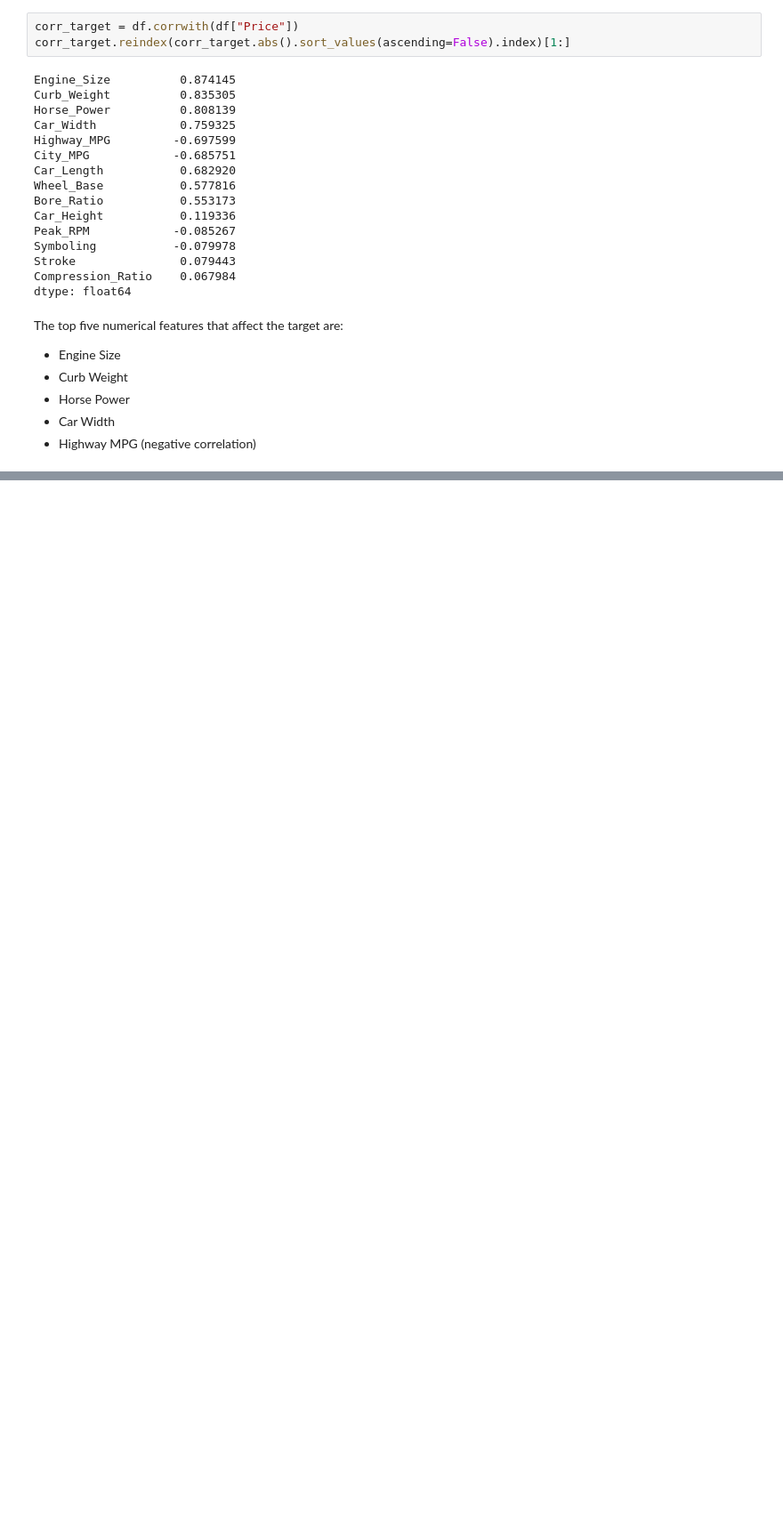
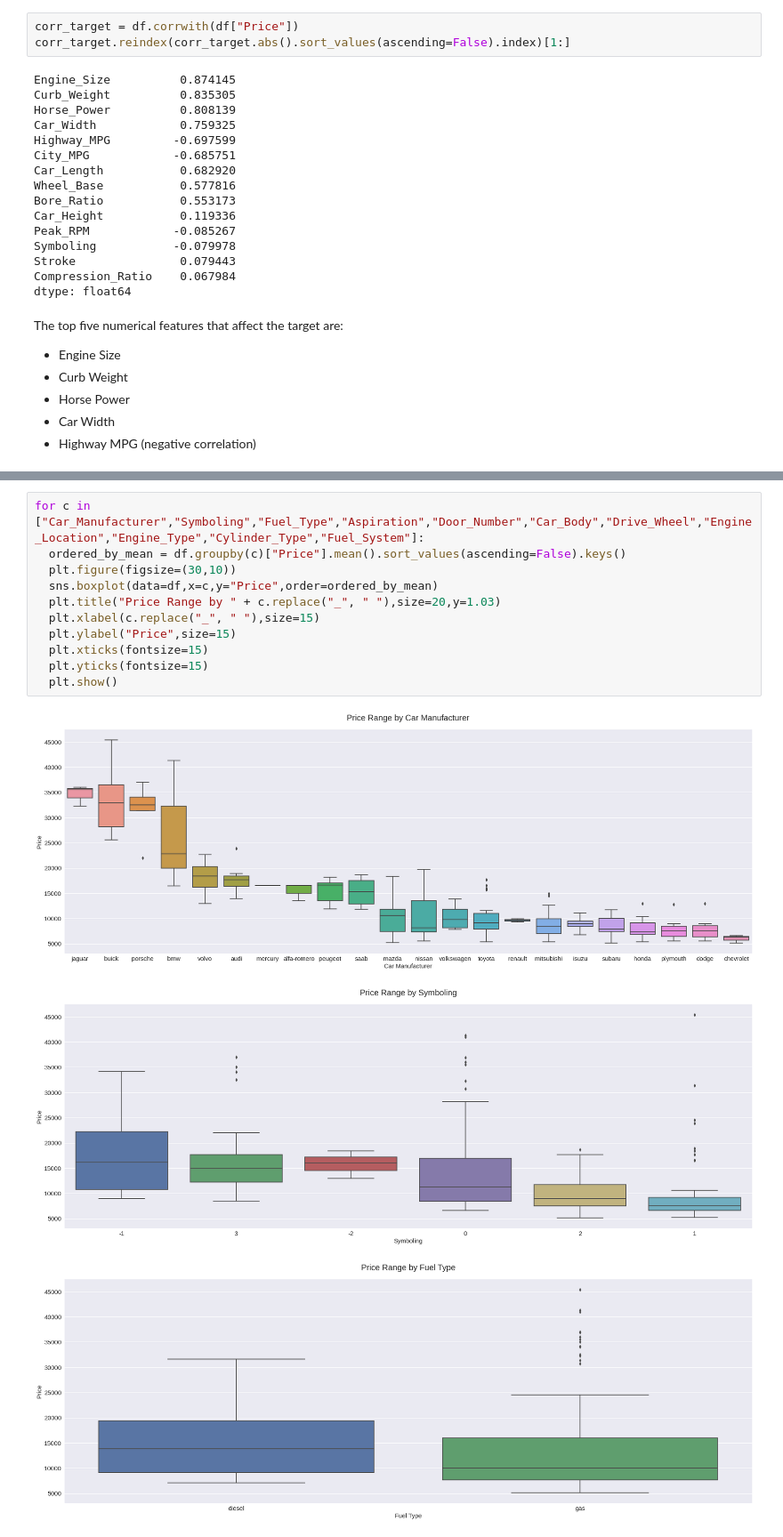
Before and after one commit to ialkamal/project2-machine-learning, a Jupyter notebook: Project2.ipynb, the cells around one changed output, grey strips where cells are left out. Shown at 89% size. Cells and saved outputs as stored; diff of their text form; blank space fills up the shorter version.

```diff
--- a/Project2.ipynb
+++ b/Project2.ipynb
@@ -536,0 +566,15 @@ The top five numerical features that affect the target are:
+# %%
+for c in ["Car_Manufacturer","Symboling","Fuel_Type","Aspiration","Door_Number","Car_Body","Drive_Wheel","Engine_Location","Engine_Type","Cylinder_Type","Fuel_System"]:
+  ordered_by_mean = df.groupby(c)["Price"].mean().sort_values(ascending=False).keys()
+  plt.figure(figsize=(30,10))
+  sns.boxplot(data=df,x=c,y="Price",order=ordered_by_mean)
+  plt.title("Price Range by " + c.replace("_", " "),size=20,y=1.03)
+  plt.xlabel(c.replace("_", " "),size=15)
+  plt.ylabel("Price",size=15)
+  plt.xticks(fontsize=15)
+  plt.yticks(fontsize=15)
+  plt.show()
+# %% [output]
+[figure, added]
+[figure, added]
+[figure, added]
```
Also changed, not shown: parts of 10 cells of this notebook.
